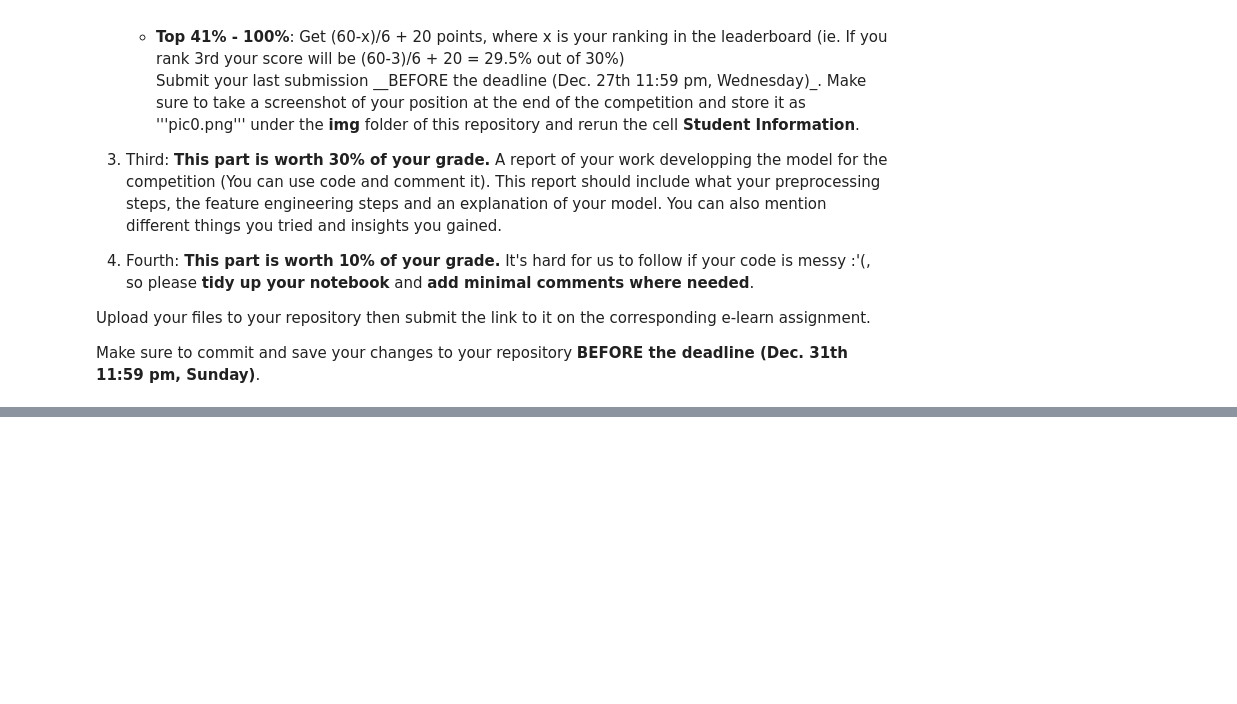
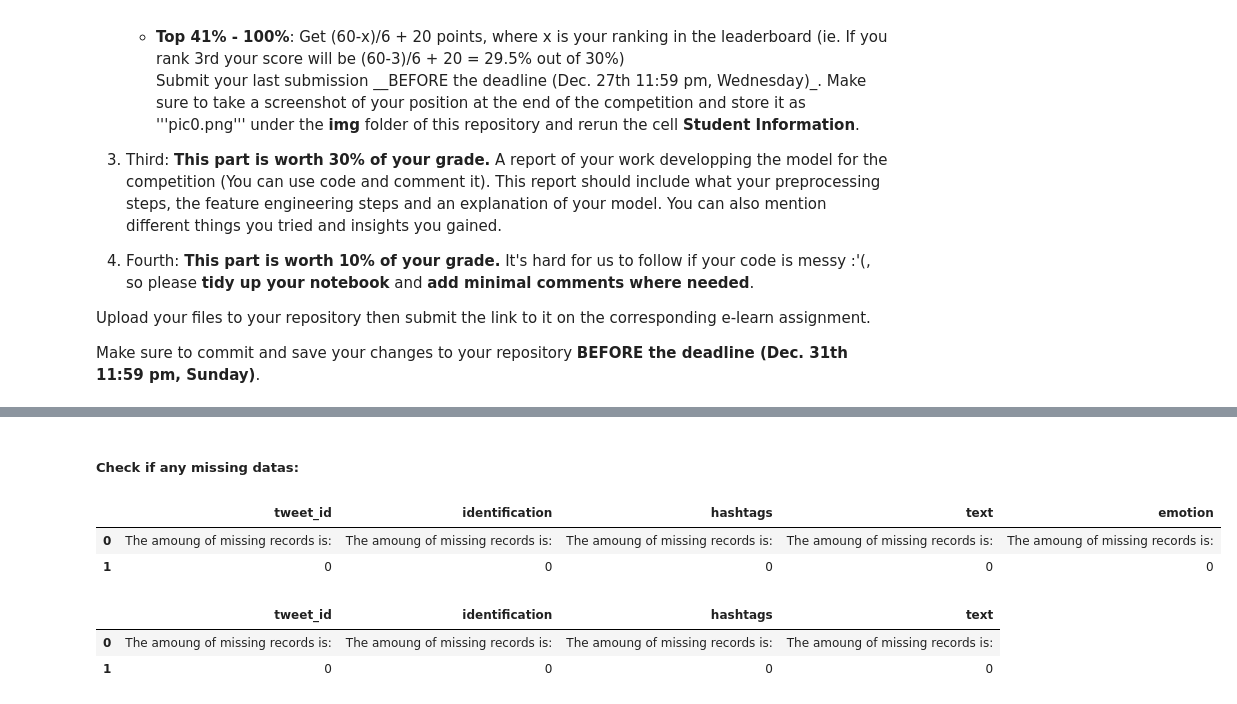
Before and after one commit to chihuahualee828/DM2023-Lab2-Master, a Jupyter notebook: Homework/DM2023-Lab2-Homework.ipynb, the cells around one changed output, grey strips where cells are left out. Saved outputs shown, nothing was run; the diff lists cells and outputs as text; code cells hidden in the pictures; blank space fills up the shorter version.

```diff
--- a/Homework/DM2023-Lab2-Homework.ipynb
+++ b/Homework/DM2023-Lab2-Homework.ipynb
@@ -39,0 +52,6 @@ Make sure to commit and save your changes to your repository __BEFORE the deadli
+# %%
+iden_df = pd.read_csv("../data/kaggle/data_identification.csv",
+                         header=0)
+emotion_df = pd.read_csv("../data/kaggle/emotion.csv",
+                         header=0)
+print(len(iden_df), len(emotion_df))
@@ -39,0 +87,15 @@ Make sure to commit and save your changes to your repository __BEFORE the deadli
+# %%
+# Split into train and test dataframes based on identification file
+merged_df = pd.merge(iden_df, tweets_df, on="tweet_id")
+
+train_df = merged_df[merged_df["identification"] == "train"]
+test_df = merged_df[merged_df["identification"] == "test"]
+
+# concat train_df with its ground truth emotion
+train_df = pd.merge(train_df, emotion_df, on="tweet_id")
+
+print(train_df.head())
+print(len(train_df))
+
+print(test_df.head())
+print(len(test_df))
@@ -39,0 +125,14 @@ Make sure to commit and save your changes to your repository __BEFORE the deadli
+# %% [markdown]
+##### Check if any missing datas:
+# %%
+train_df.isnull().apply(lambda x: dmh.check_missing_values(x))
+# %% [output]
+|  | tweet_id | identification | hashtags | text | emotion |
+| 0 | The amoung of missing records is: | The amoung of missing records is: | The amoung of missing records is: | The amoung of missing records is: | The amoung of missing records is: |
+| 1 | 0 | 0 | 0 | 0 | 0 |
+# %%
+test_df.isnull().apply(lambda x: dmh.check_missing_values(x))
+# %% [output]
+|  | tweet_id | identification | hashtags | text |
+| 0 | The amoung of missing records is: | The amoung of missing records is: | The amoung of missing records is: | The amoung of missing records is: |
+| 1 | 0 | 0 | 0 | 0 |
```
Also changed, not shown: parts of 45 cells of this notebook, 4 other files.
